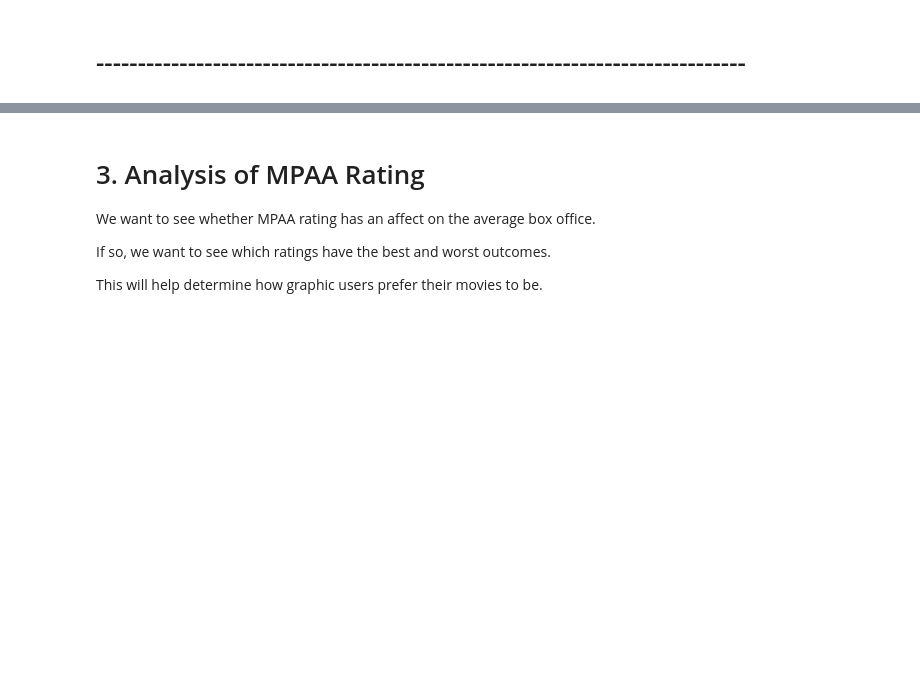
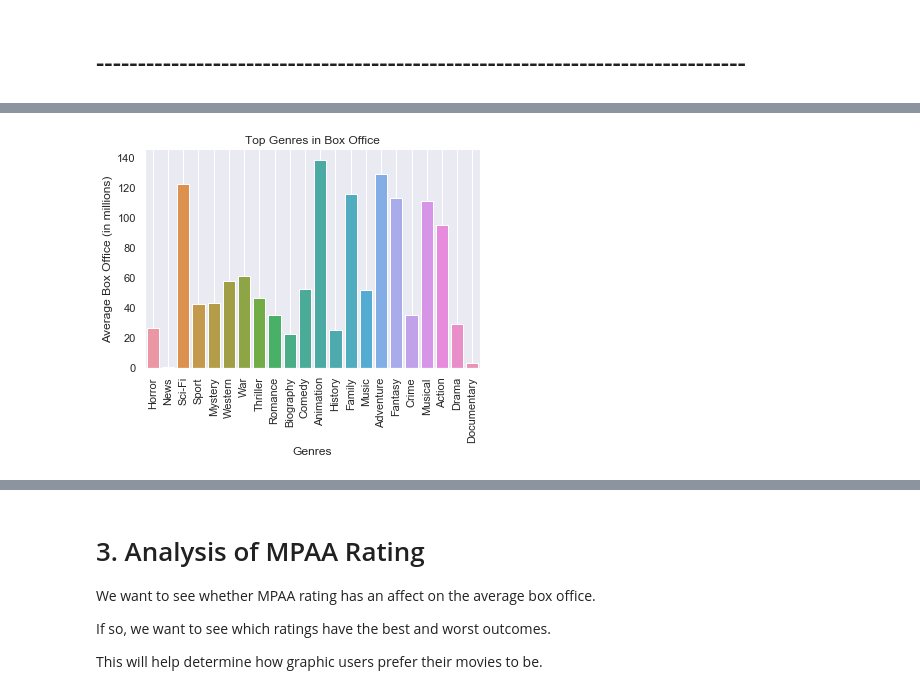
Before and after one commit to Mpalmese/ProjectRepo, a Jupyter notebook: Movie_Analysis.ipynb, the cells around one changed output, grey strips where cells are left out. Saved outputs shown, nothing was run; the diff lists cells and outputs as text; code cells hidden in the pictures; blank space fills up the shorter version.

```diff
--- a/Movie_Analysis.ipynb
+++ b/Movie_Analysis.ipynb
@@ -214,0 +256,19 @@ As such, we should try to maximize the user rating of our film.
+# %%
+genre_set = set()
+for row in movie['Genres'].str.split(", "):
+    for genre in row:
+        if genre not in genre_set:
+            genre_set.add(genre)
+# %%
+genre_set = list(genre_set)
+# %%
+# Create a list
+averages_list = []
+for genre in genre_set:
+    mask = movie["Genres"].str.contains(f'{genre}')==True
+    avg = movie[mask]["Box Office"].mean()
+    averages_list.append(avg)
+# %%
+# Covert Box Office to millions
+averages_list = [x/1000000 for x in averages_list]
+averages_list
@@ -214,0 +314,21 @@ As such, we should try to maximize the user rating of our film.
+# %%
+# Bar Chart to identify top Genres
+sns.barplot(genre_set, averages_list)
+sns.despine()
+plt.xticks(rotation=90);
+
+# Add labels to the x and y axes
+plt.title("Top Genres in Box Office")
+plt.xlabel("Genres")
+plt.ylabel("Average Box Office (in millions)")
+
+# Set your grid
+plt.grid()
+
+# Save the plot and display it
+plt.savefig("Analysis Charts/2. Genres/Top_Genres.png")
+
+# Show figure
+plt.show()
+# %% [output]
+[figure, added]
```
Also changed, not shown: parts of 60 cells of this notebook, 16 other files.
